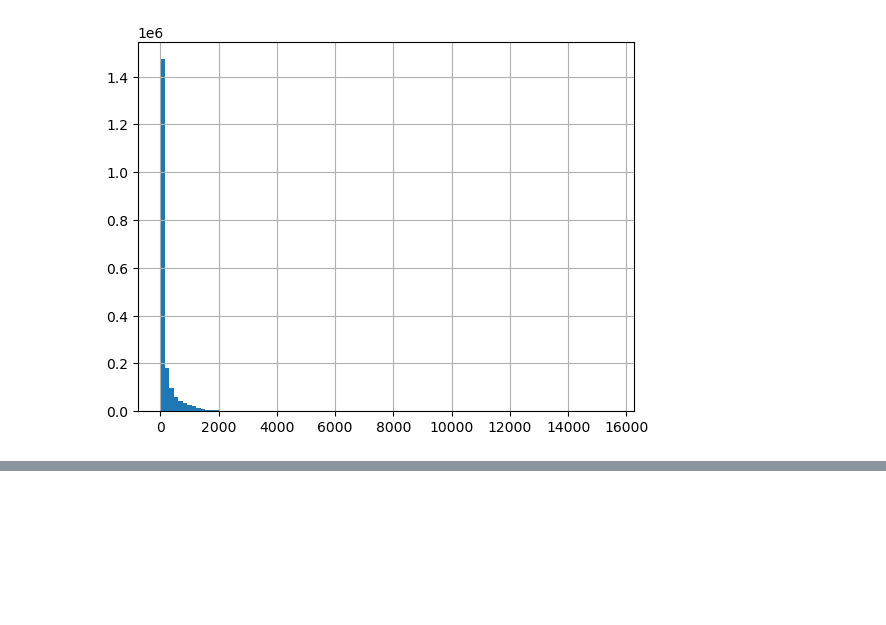
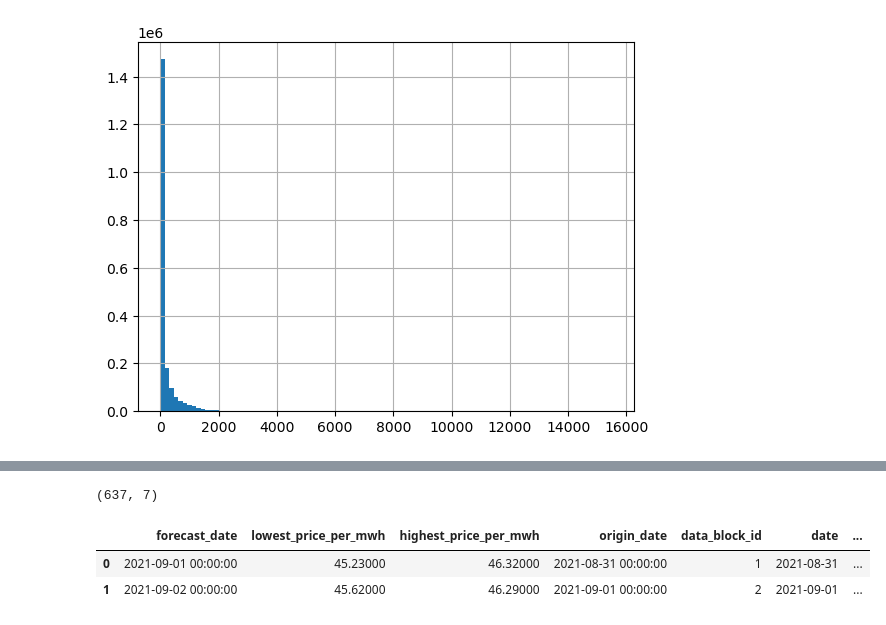
Before and after one commit to TheMerkh/Enefit---Predict-Energy-Behavior-of-Prosumers, a Jupyter notebook: Baseline.ipynb, the cells around one changed output, grey strips where cells are left out. Cells and saved outputs as stored; diff of their text form; code cells hidden in the pictures; blank space fills up the shorter version.

```diff
--- a/Baseline.ipynb
+++ b/Baseline.ipynb
@@ -293,0 +300,8 @@ is_consumption = 1
+# %%
+electricity_prices = pd.read_csv("predict-energy-behavior-of-prosumers/electricity_prices.csv")
+
+for date_col in ['forecast_date', 'origin_date'] :
+    electricity_prices = process_date(electricity_prices, date_col)
+
+print(electricity_prices.shape)
+electricity_prices.head(2)
@@ -293,0 +333,13 @@ is_consumption = 1
+# %%
+gas_prices = pd.read_csv("predict-energy-behavior-of-prosumers/gas_prices.csv")
+
+for date_col in ['forecast_date', 'origin_date'] :
+    gas_prices = process_date(gas_prices, date_col)
+
+print(gas_prices.shape)
+gas_prices.head(2)
+# %% [output]
+(637, 7)
+|  | forecast_date | lowest_price_per_mwh | highest_price_per_mwh | origin_date | data_block_id | date | ... |
+| 0 | 2021-09-01 00:00:00 | 45.23000 | 46.32000 | 2021-08-31 00:00:00 | 1 | 2021-08-31 | ... |
+| 1 | 2021-09-02 00:00:00 | 45.62000 | 46.29000 | 2021-09-01 00:00:00 | 2 | 2021-09-01 | ... |
```
Also changed, not shown: parts of 6 cells of this notebook.
